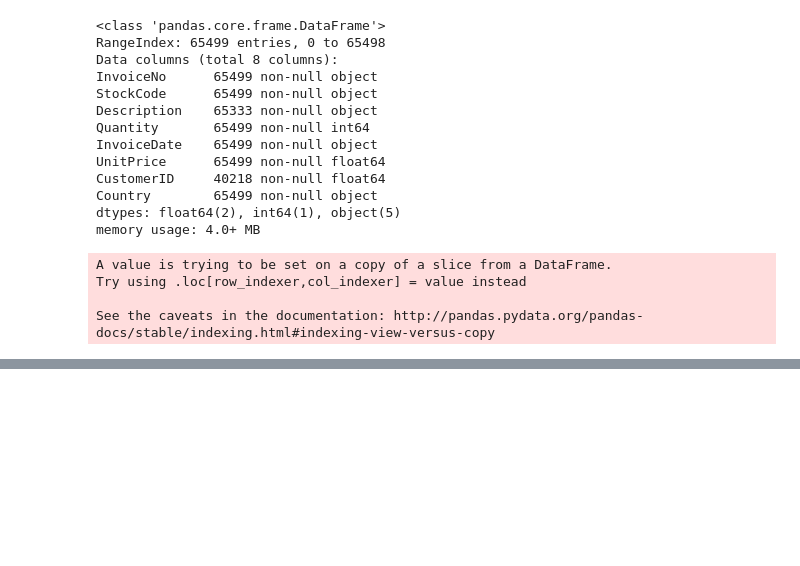
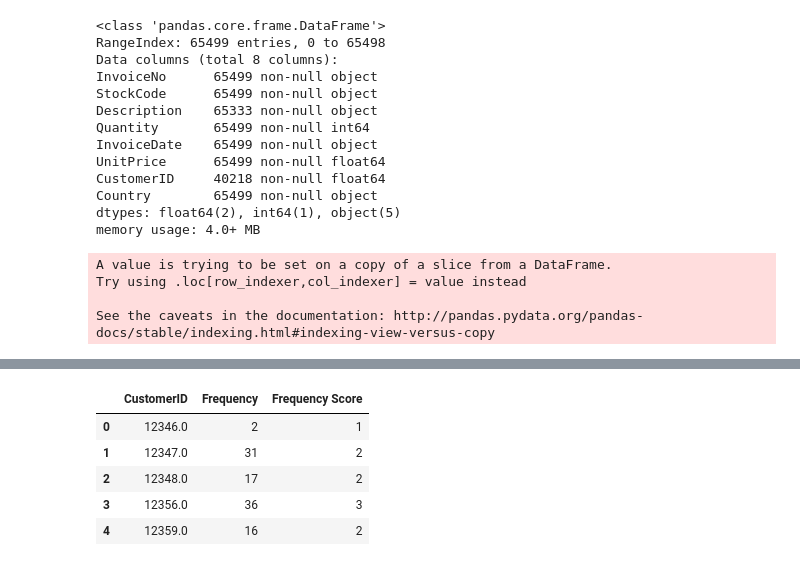
Before and after one commit to Ccheef/DS_Interview_Questions, a Jupyter notebook: Data Manipulation and Visualization with Python/Data Manipulation and Visualization.ipynb, the cells around one changed output, grey strips where cells are left out. Cells and saved outputs as stored; diff of their text form; code cells hidden in the pictures; blank space fills up the shorter version.

```diff
--- a/Data Manipulation and Visualization with Python/Data Manipulation and Visualization.ipynb
+++ b/Data Manipulation and Visualization with Python/Data Manipulation and Visualization.ipynb
@@ -198,0 +189,3 @@ retail_df_new
+# %%
+#retail_df comes from the question 4
+retail_frequency = retail_df.dropna(subset=['CustomerID']).groupby('CustomerID').size().reset_index().rename(columns = {0:'Frequency'})
@@ -198,0 +209,19 @@ retail_df_new
+# %%
+def to_Frequency_Score(row):
+    if row['Frequency']<=12:
+        return 1
+    elif row['Frequency']<=32:
+        return 2
+    else:
+        return 3
+# %%
+#assign score
+retail_frequency['Frequency Score'] = retail_frequency.apply(to_Frequency_Score, axis = 1)
+retail_frequency.head()
+# %% [output]
+|  | CustomerID | Frequency | Frequency Score |
+| 0 | 12346.0 | 2 | 1 |
+| 1 | 12347.0 | 31 | 2 |
+| 2 | 12348.0 | 17 | 2 |
+| 3 | 12356.0 | 36 | 3 |
+| 4 | 12359.0 | 16 | 2 |
```
Also changed, not shown: parts of 5 cells of this notebook.
